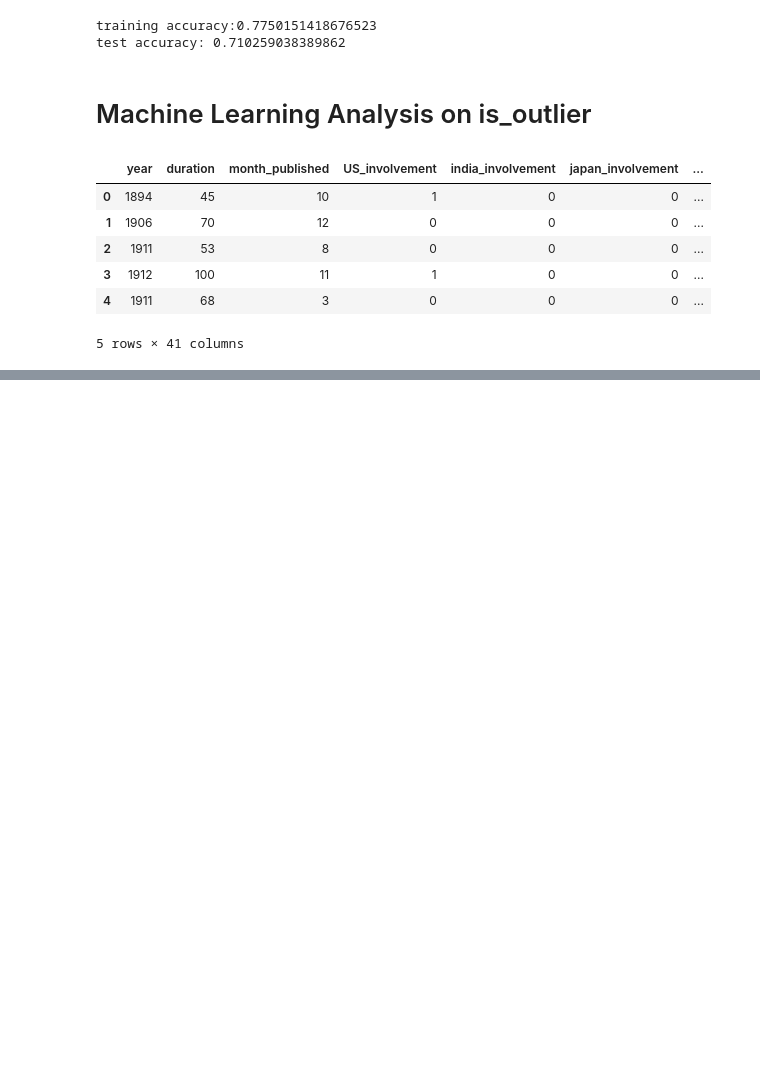
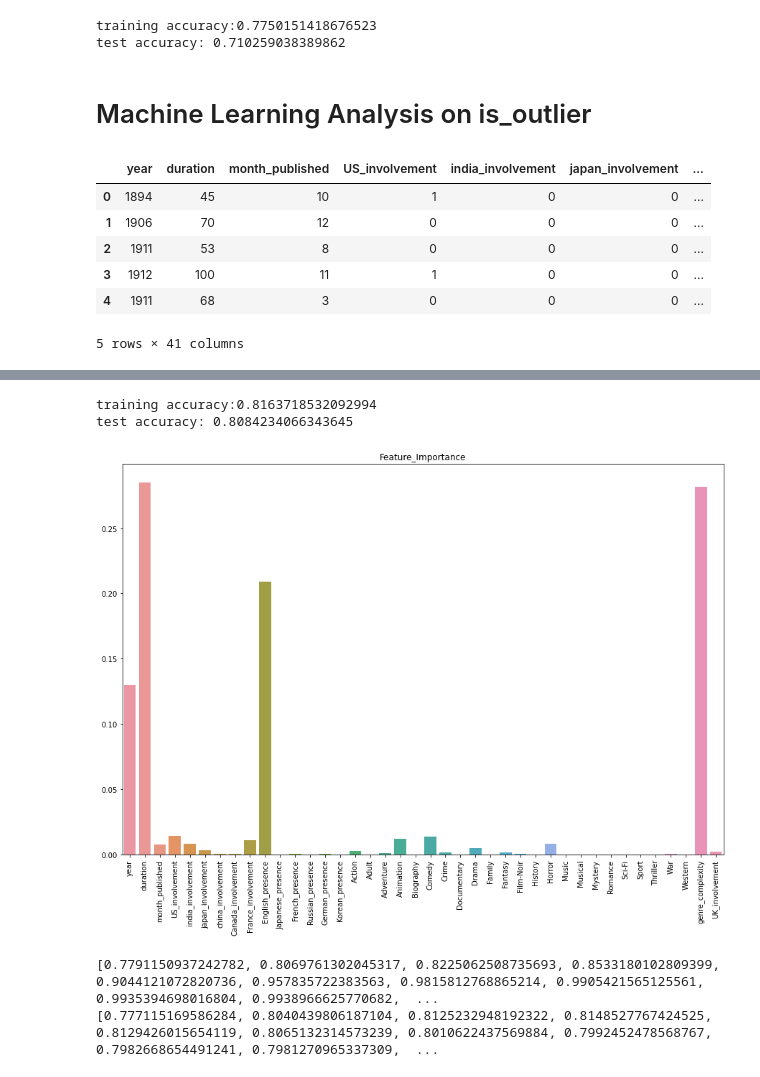
Before and after one commit to gspahlin/Movie_metric_predictor, a Jupyter notebook: Movie_predictor_ML_1.ipynb, the cells around one changed output, grey strips where cells are left out. Drawn from its saved outputs; the diff is of its cells as text; code cells hidden in the pictures; blank space fills up the shorter version.

Commit message:
now with working models for outliers

```diff
--- a/Movie_predictor_ML_1.ipynb
+++ b/Movie_predictor_ML_1.ipynb
@@ -567,0 +568,54 @@ plt.show()
+# %%
+#Run Prediction with the best decision tree model
+
+outlier_tree = DecisionTreeClassifier(max_depth = 8)
+outlier_tree.fit(X2_tr_scale, Y2_train)
+feature_train_ac = outlier_tree.score(X2_tr_scale, Y2_train)
+feature_test_ac = outlier_tree.score(X2_ts_scale, Y2_test)
+
+print(f'training accuracy:{feature_train_ac}')
+print(f'test accuracy: {feature_test_ac}')
+# %% [output]
+training accuracy:0.8163718532092994
+test accuracy: 0.8084234066343645
+# %%
+#write the feature importance code as a function so I don't have to keep doing the same copy pasta
+
+def feature_import_plot(method, training_df, title):
+    feature_list = list(method.feature_importances_)
+    feature_names = list(training_df.columns.values)
+    plot_dict = {}
+    for feats in range(len(feature_list)):
+        plot_dict.update({feature_names[feats]: feature_list[feats]})
+    plot_df = pd.DataFrame(plot_dict, index = [0])
+
+    plt.figure(figsize = (15, 10))
+    plt.title(f'{title}')
+    sn.barplot( data = plot_df)
+    plt.xticks(rotation = 90)
+
+    plt.show()
+
+feature_import_plot(outlier_tree, X2, 'Feature_Importance')
+# %% [output]
+[figure, added]
+# %%
+#use random forest for predicting outliers
+#try another iterative approach optimizing for tree depth
+
+outforest_trains = []
+outforest_tests = []
+
+for out in range(4, 49, 4):
+    i_out_forest = RandomForestClassifier(max_depth = out)
+    i_out_forest.fit(X2_tr_scale, Y2_train)
+    out_train_ac = i_out_forest.score(X2_tr_scale, Y2_train)
+    out_test_ac = i_out_forest.score(X2_ts_scale, Y2_test)
+    outforest_trains.append(out_train_ac)
+    outforest_tests.append(out_test_ac)
+
+print(outforest_trains)
+print(outforest_tests)
+# %% [output]
+[0.7791150937242782, 0.8069761302045317, 0.8225062508735693, 0.8533180102809399, 0.9044121072820736, 0.957835722383563, 0.9815812768865214, 0.9905421565125561, 0.9935394698016804, 0.9938966625770682,  ...
+[0.777115169586284, 0.8040439806187104, 0.8125232948192322, 0.8148527767424525, 0.8129426015654119, 0.8065132314573239, 0.8010622437569884, 0.7992452478568767, 0.7982668654491241, 0.7981270965337309,  ...
```
Also changed, not shown: parts of 7 cells of this notebook.
